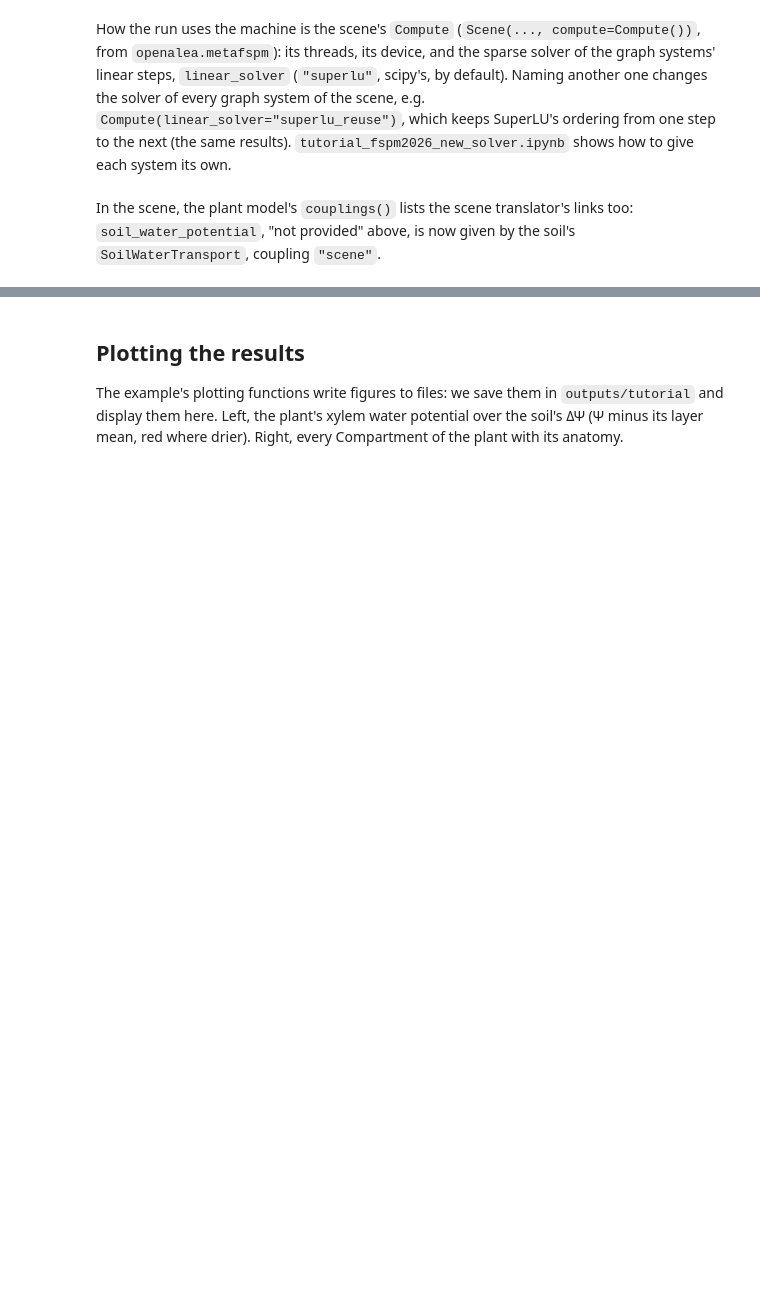
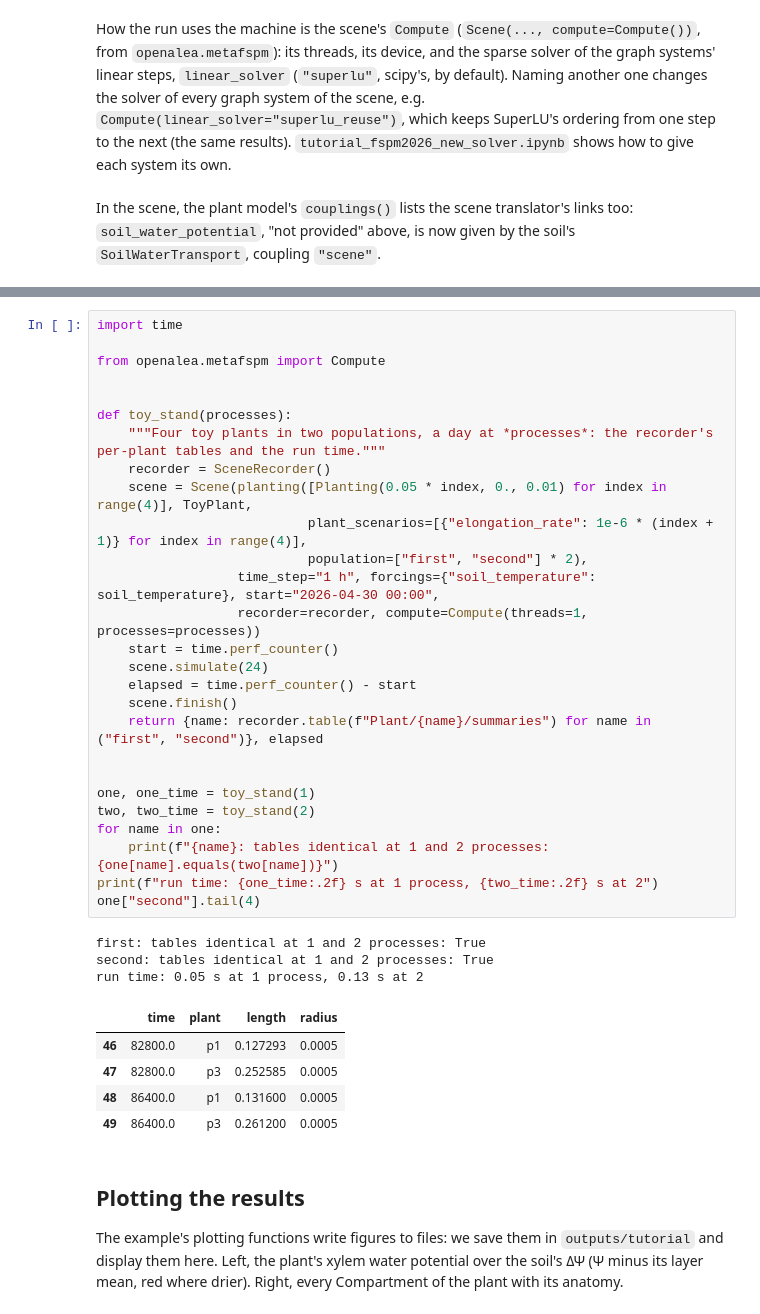
Before and after one commit to openalea/metafspm, a Jupyter notebook: examples/soil_plant_atm_fspm2026_workshop/tutorial_fspm2026_general_usage.ipynb, the cells around one changed output, grey strips where cells are left out. Drawn from its saved outputs; the diff is of its cells as text; blank space fills up the shorter version.

Commit message:
Workshop tutorial: Populations in processes: four toy plants in two populations at processes 1 and 2, the same tables, the timings (when it pays), executed (route B, B2)

```diff
--- a/examples/soil_plant_atm_fspm2026_workshop/tutorial_fspm2026_general_usage.ipynb
+++ b/examples/soil_plant_atm_fspm2026_workshop/tutorial_fspm2026_general_usage.ipynb
@@ -618,3 +630,39 @@ scene_instance.populations[0].instance.couplings()
+# %%
+import time
+
+from openalea.metafspm import Compute
+
+
+def toy_stand(processes):
+    """Four toy plants in two populations, a day at *processes*: the recorder's per-plant tables and the run time."""
+    recorder = SceneRecorder()
+    scene = Scene(planting([Planting(0.05 * index, 0., 0.01) for index in range(4)], ToyPlant,
+                           plant_scenarios=[{"elongation_rate": 1e-6 * (index + 1)} for index in range(4)],
+                           population=["first", "second"] * 2),
+                  time_step="1 h", forcings={"soil_temperature": soil_temperature}, start="2026-04-30 00:00",
+                  recorder=recorder, compute=Compute(threads=1, processes=processes))
+    start = time.perf_counter()
+    scene.simulate(24)
+    elapsed = time.perf_counter() - start
+    scene.finish()
+    return {name: recorder.table(f"Plant/{name}/summaries") for name in ("first", "second")}, elapsed
+
+
+one, one_time = toy_stand(1)
+two, two_time = toy_stand(2)
+for name in one:
+    print(f"{name}: tables identical at 1 and 2 processes: {one[name].equals(two[name])}")
+print(f"run time: {one_time:.2f} s at 1 process, {two_time:.2f} s at 2")
+one["second"].tail(4)
+# %% [output]
+first: tables identical at 1 and 2 processes: True
+second: tables identical at 1 and 2 processes: True
+run time: 0.05 s at 1 process, 0.13 s at 2
+|  | time | plant | length | radius |
+| 46 | 82800.0 | p1 | 0.127293 | 0.0005 |
+| 47 | 82800.0 | p3 | 0.252585 | 0.0005 |
+| 48 | 86400.0 | p1 | 0.131600 | 0.0005 |
+| 49 | 86400.0 | p3 | 0.261200 | 0.0005 |
 # %% [markdown]
 ## Plotting the results
 
```
Also changed, not shown: parts of 1 cell of this notebook.
